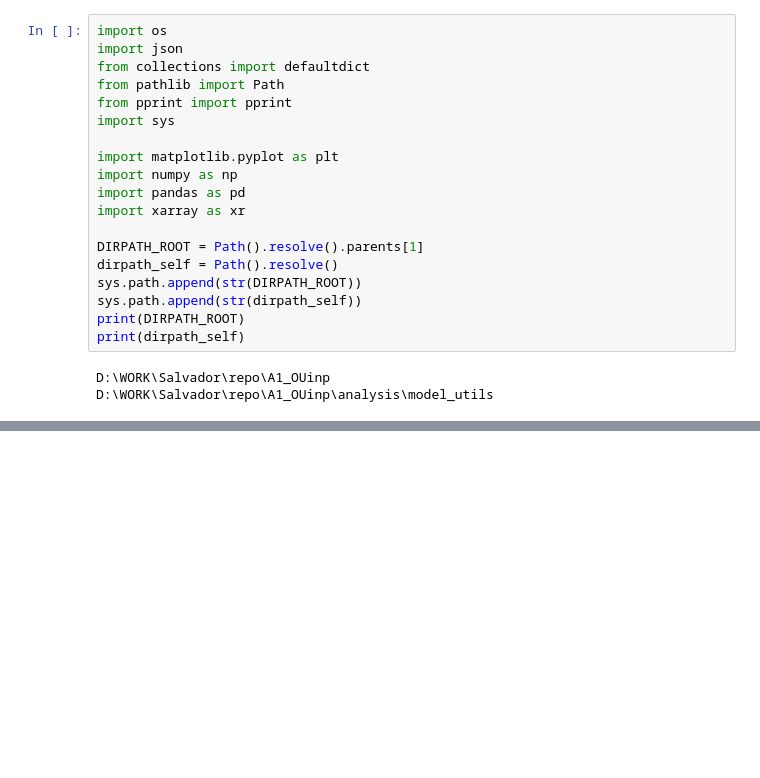
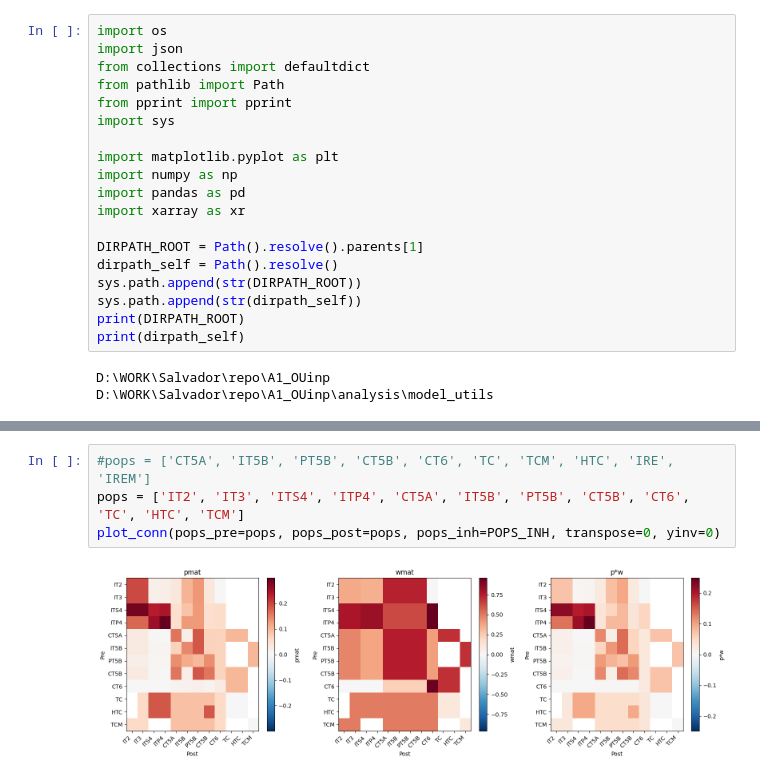
Before and after one commit to niknovikov19/A1-OUinp, a Jupyter notebook: analysis/model_utils/conn_explore.ipynb, the cells around one changed output, grey strips where cells are left out. Drawn from its saved outputs; the diff is of its cells as text; blank space fills up the shorter version.

```diff
--- a/analysis/model_utils/conn_explore.ipynb
+++ b/analysis/model_utils/conn_explore.ipynb
@@ -87,0 +178,6 @@ plt.show()
+# %%
+#pops = ['CT5A', 'IT5B', 'PT5B', 'CT5B', 'CT6', 'TC', 'TCM', 'HTC', 'IRE', 'IREM']
+pops = ['IT2', 'IT3', 'ITS4', 'ITP4', 'CT5A', 'IT5B', 'PT5B', 'CT5B', 'CT6', 'TC', 'HTC', 'TCM']
+plot_conn(pops_pre=pops, pops_post=pops, pops_inh=POPS_INH, transpose=0, yinv=0)
+# %% [output]
+[figure, added]
```
Also changed, not shown: parts of 8 cells of this notebook, 11 other files.
